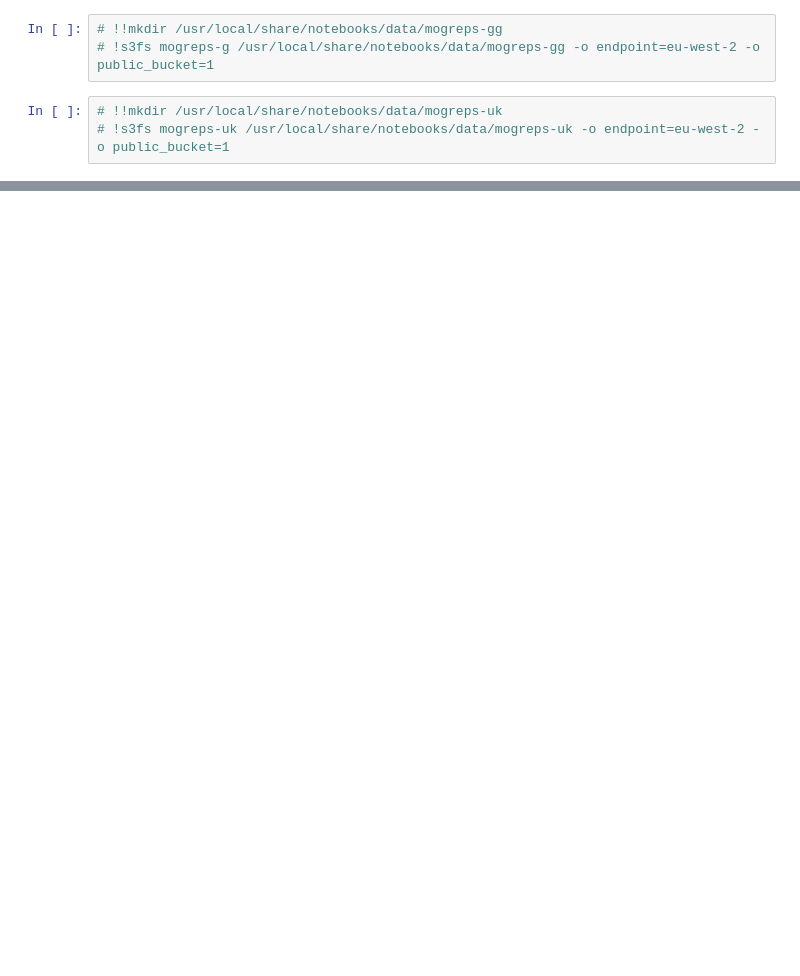
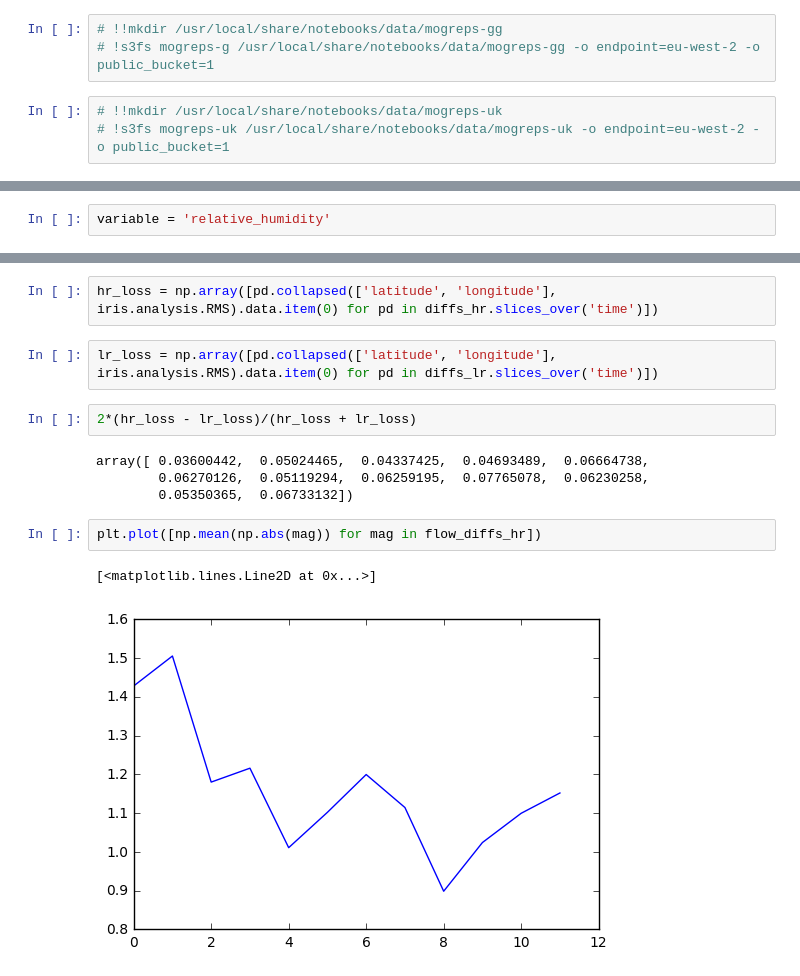
Before and after one commit to informatics-lab/model_comparison, a Jupyter notebook: differences.ipynb, the cells around one changed output, grey strips where cells are left out. Drawn from its saved outputs; the diff is of its cells as text; blank space fills up the shorter version.

```diff
--- a/differences.ipynb
+++ b/differences.ipynb
@@ -173,0 +64,2 @@ for i in range(4):
+# %%
+variable = 'relative_humidity'
@@ -173,0 +123,15 @@ for i in range(4):
+# %%
+hr_loss = np.array([pd.collapsed(['latitude', 'longitude'], iris.analysis.RMS).data.item(0) for pd in diffs_hr.slices_over('time')])
+# %%
+lr_loss = np.array([pd.collapsed(['latitude', 'longitude'], iris.analysis.RMS).data.item(0) for pd in diffs_lr.slices_over('time')])
+# %%
+2*(hr_loss - lr_loss)/(hr_loss + lr_loss)
+# %% [output]
+array([ 0.03600442,  0.05024465,  0.04337425,  0.04693489,  0.06664738,
+        0.06270126,  0.05119294,  0.06259195,  0.07765078,  0.06230258,
+        0.05350365,  0.06733132])
+# %%
+plt.plot([np.mean(np.abs(mag)) for mag in flow_diffs_hr])
+# %% [output]
+[<matplotlib.lines.Line2D at 0x...>]
+[figure, added]
```
Also changed, not shown: parts of 41 cells of this notebook, 2 other files.
